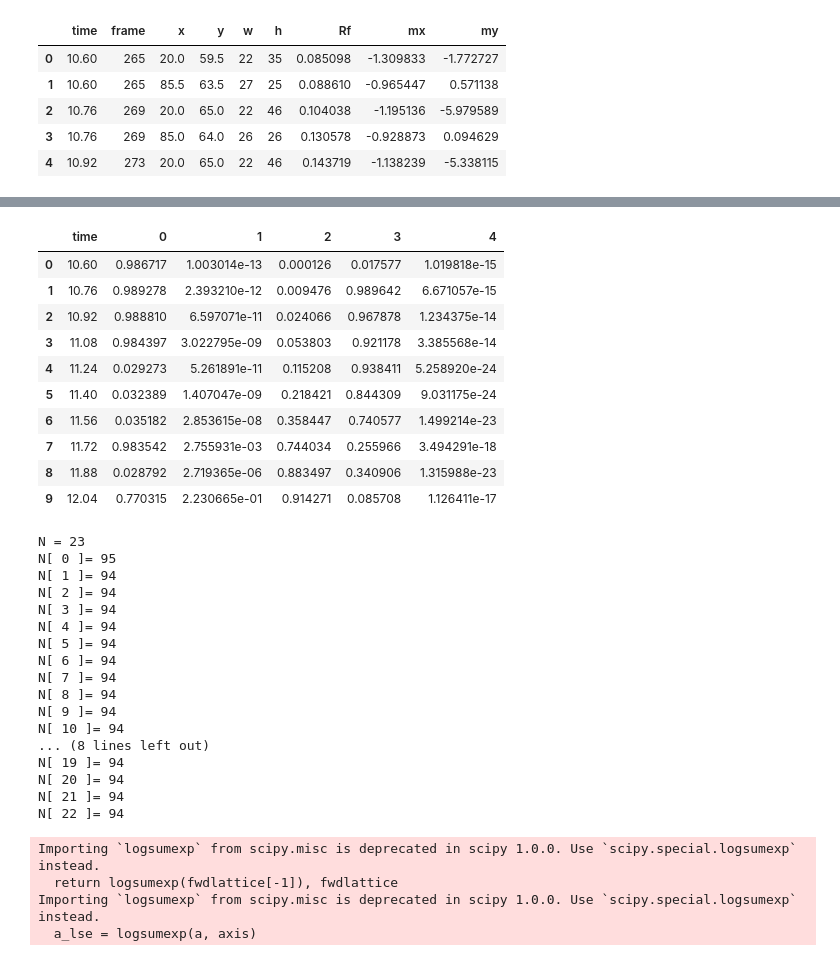
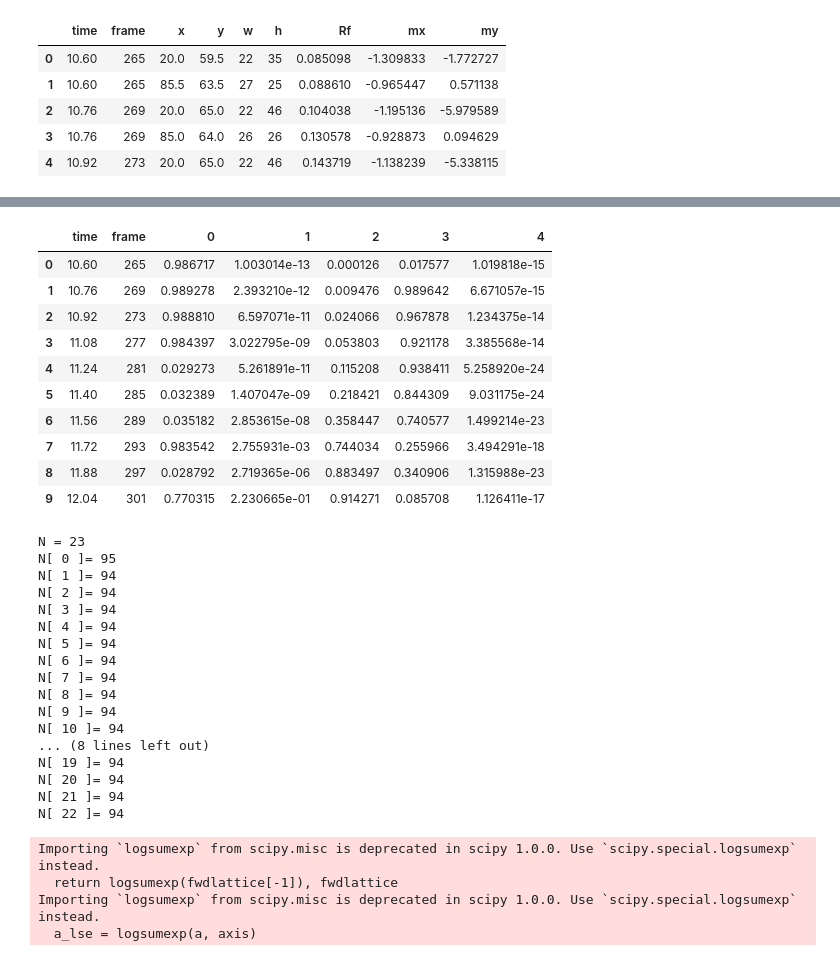
Before and after one commit to Sheph/anomaly, a Jupyter notebook: pch2_run.ipynb, the cells around one changed output, grey strips where cells are left out. Cells and saved outputs as stored; diff of their text form; code cells hidden in the pictures.

```diff
--- a/pch2_run.ipynb
+++ b/pch2_run.ipynb
@@ -103,40 +102,41 @@ bgmm = classify1(df2)
 # %%
 df3 = pd.DataFrame(bgmm.predict_proba(df2))
 df3["time"] = df["time"]
-df3 = df3.groupby('time').agg('max')
+df3["frame"] = df["frame"]
+df3 = df3.groupby(['time', 'frame']).agg('max')
 df3.reset_index(inplace=True)
 
 display(df3.head(10))
 
 PN = []
 
 last_t = df3.iloc[0]["time"]
 
 pn = []
 
 for i in range(len(df3)):
     r = df3.iloc[i]
-    pn.append(r.drop("time").ravel())
+    pn.append(r.drop(["time", "frame"]).ravel())
     if r.time - last_t > seg_len:
         last_t = r.time
         PN.append(pn)
         pn = []
 
 print("N =",len(PN))
 for i in range(len(PN)):
     print("N[",i,"]=",len(PN[i]))
 # %% [output]
-|  | time | 0 | 1 | 2 | 3 | 4 |
-| 0 | 10.60 | 0.986717 | 1.003014e-13 | 0.000126 | 0.017577 | 1.019818e-15 |
-| 1 | 10.76 | 0.989278 | 2.393210e-12 | 0.009476 | 0.989642 | 6.671057e-15 |
-| 2 | 10.92 | 0.988810 | 6.597071e-11 | 0.024066 | 0.967878 | 1.234375e-14 |
-| 3 | 11.08 | 0.984397 | 3.022795e-09 | 0.053803 | 0.921178 | 3.385568e-14 |
-| 4 | 11.24 | 0.029273 | 5.261891e-11 | 0.115208 | 0.938411 | 5.258920e-24 |
-| 5 | 11.40 | 0.032389 | 1.407047e-09 | 0.218421 | 0.844309 | 9.031175e-24 |
-| 6 | 11.56 | 0.035182 | 2.853615e-08 | 0.358447 | 0.740577 | 1.499214e-23 |
-| 7 | 11.72 | 0.983542 | 2.755931e-03 | 0.744034 | 0.255966 | 3.494291e-18 |
-| 8 | 11.88 | 0.028792 | 2.719365e-06 | 0.883497 | 0.340906 | 1.315988e-23 |
-| 9 | 12.04 | 0.770315 | 2.230665e-01 | 0.914271 | 0.085708 | 1.126411e-17 |
+|  | time | frame | 0 | 1 | 2 | 3 | 4 |
+| 0 | 10.60 | 265 | 0.986717 | 1.003014e-13 | 0.000126 | 0.017577 | 1.019818e-15 |
+| 1 | 10.76 | 269 | 0.989278 | 2.393210e-12 | 0.009476 | 0.989642 | 6.671057e-15 |
+| 2 | 10.92 | 273 | 0.988810 | 6.597071e-11 | 0.024066 | 0.967878 | 1.234375e-14 |
+| 3 | 11.08 | 277 | 0.984397 | 3.022795e-09 | 0.053803 | 0.921178 | 3.385568e-14 |
+| 4 | 11.24 | 281 | 0.029273 | 5.261891e-11 | 0.115208 | 0.938411 | 5.258920e-24 |
+| 5 | 11.40 | 285 | 0.032389 | 1.407047e-09 | 0.218421 | 0.844309 | 9.031175e-24 |
+| 6 | 11.56 | 289 | 0.035182 | 2.853615e-08 | 0.358447 | 0.740577 | 1.499214e-23 |
+| 7 | 11.72 | 293 | 0.983542 | 2.755931e-03 | 0.744034 | 0.255966 | 3.494291e-18 |
+| 8 | 11.88 | 297 | 0.028792 | 2.719365e-06 | 0.883497 | 0.340906 | 1.315988e-23 |
+| 9 | 12.04 | 301 | 0.770315 | 2.230665e-01 | 0.914271 | 0.085708 | 1.126411e-17 |
 N = 23
 N[ 0 ]= 95
 N[ 1 ]= 94
```
Also changed, not shown: parts of 8 cells of this notebook.
